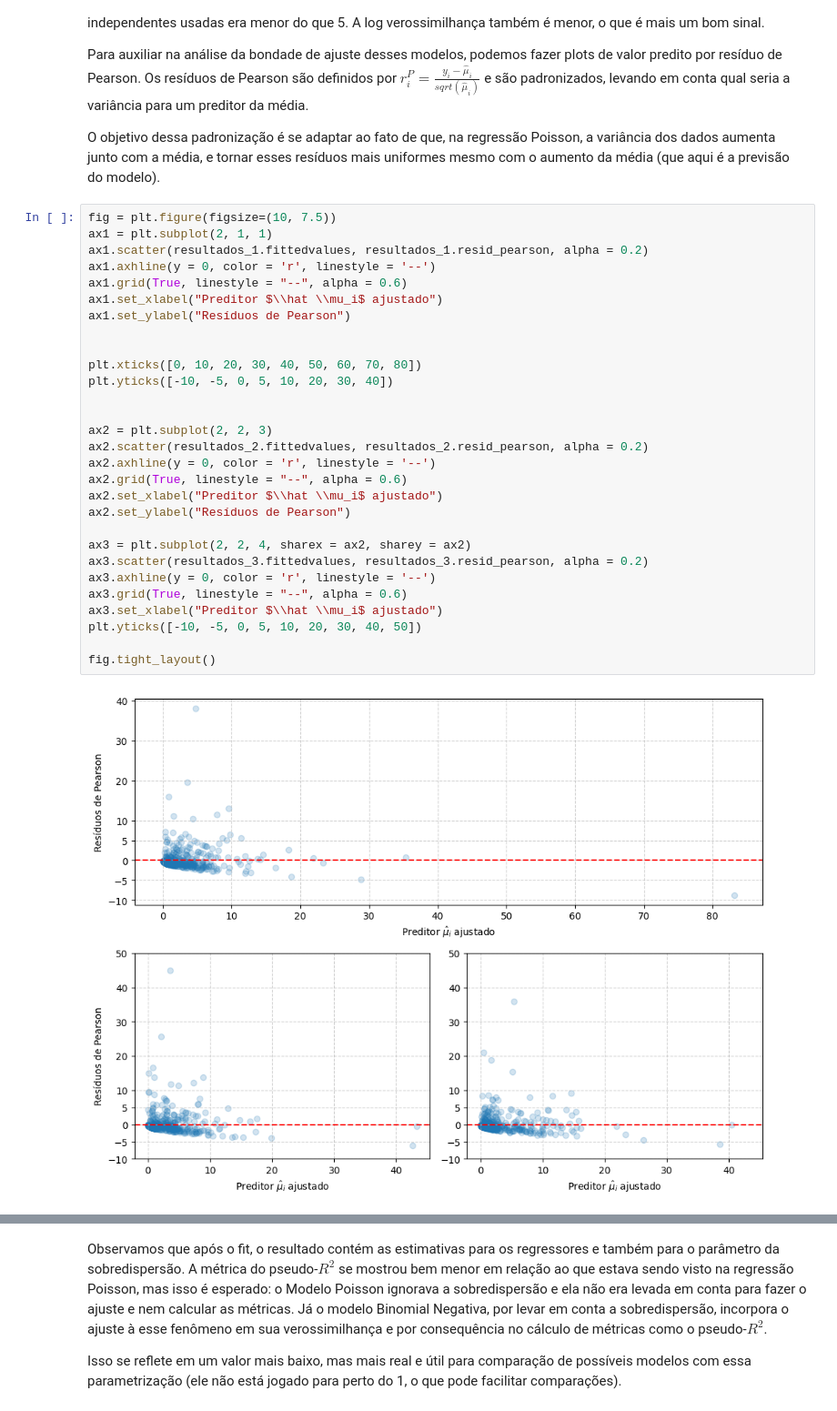
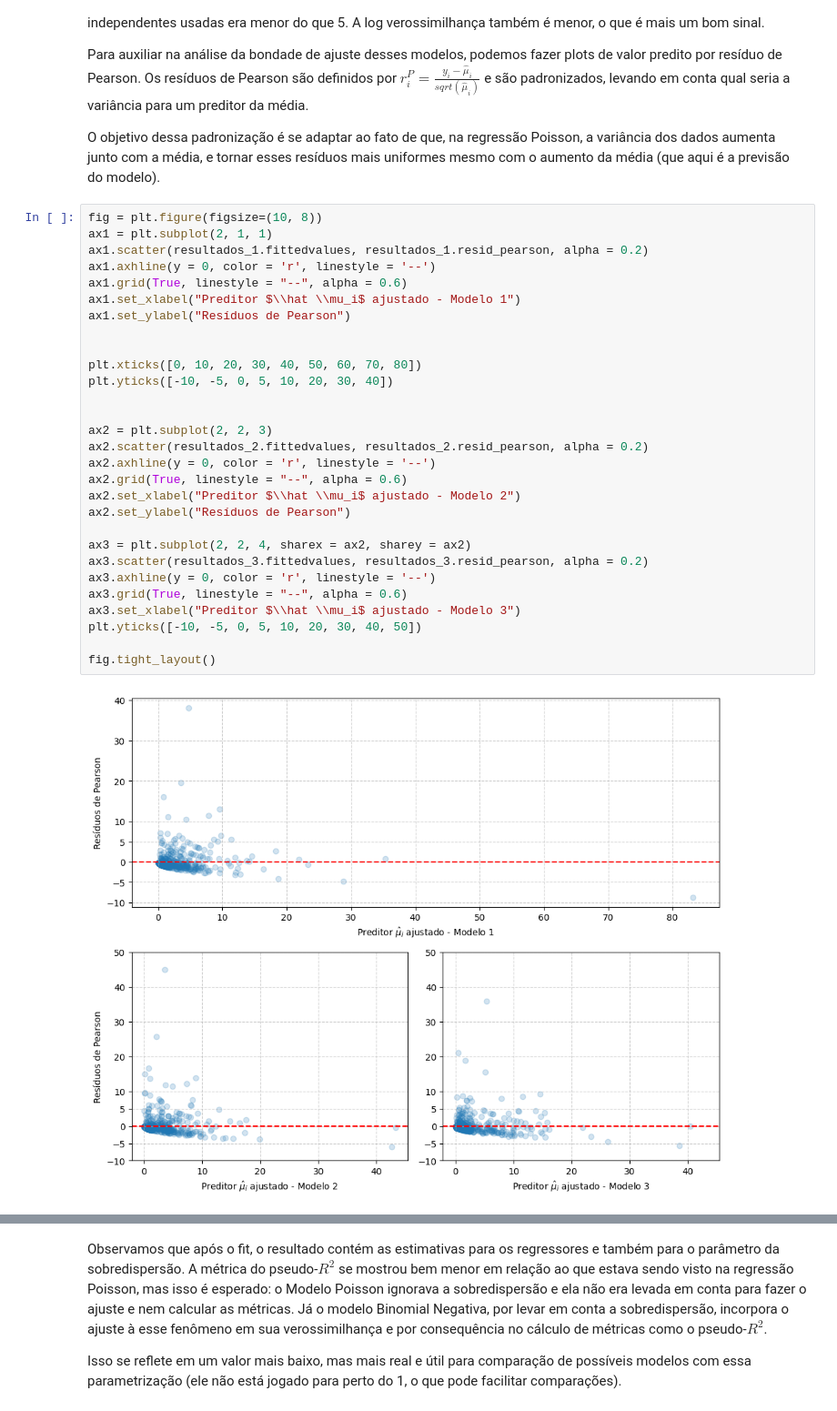
Before and after one commit to pedrotokar/statsmodeling-A2, a Jupyter notebook: A2.ipynb, the cells around one changed output, grey strips where cells are left out. Shown at 91% size. Cells and saved outputs as stored; diff of their text form.

```diff
--- a/A2.ipynb
+++ b/A2.ipynb
@@ -481,36 +498,36 @@ Para auxiliar na análise da bondade de ajuste desses modelos, podemos fazer plo
 
 O objetivo dessa padronização é se adaptar ao fato de que, na regressão Poisson, a variância dos dados aumenta junto com a média, e tornar esses resíduos mais uniformes mesmo com o aumento da média (que aqui é a previsão do modelo).
 # %%
-fig = plt.figure(figsize=(10, 7.5))
+fig = plt.figure(figsize=(10, 8))
 ax1 = plt.subplot(2, 1, 1)
 ax1.scatter(resultados_1.fittedvalues, resultados_1.resid_pearson, alpha = 0.2)
 ax1.axhline(y = 0, color = 'r', linestyle = '--')
 ax1.grid(True, linestyle = "--", alpha = 0.6)
-ax1.set_xlabel("Preditor $\\hat \\mu_i$ ajustado")
+ax1.set_xlabel("Preditor $\\hat \\mu_i$ ajustado - Modelo 1")
 ax1.set_ylabel("Resíduos de Pearson")
 
 
 plt.xticks([0, 10, 20, 30, 40, 50, 60, 70, 80])
 plt.yticks([-10, -5, 0, 5, 10, 20, 30, 40])
 
 
 ax2 = plt.subplot(2, 2, 3)
 ax2.scatter(resultados_2.fittedvalues, resultados_2.resid_pearson, alpha = 0.2)
 ax2.axhline(y = 0, color = 'r', linestyle = '--')
 ax2.grid(True, linestyle = "--", alpha = 0.6)
-ax2.set_xlabel("Preditor $\\hat \\mu_i$ ajustado")
+ax2.set_xlabel("Preditor $\\hat \\mu_i$ ajustado - Modelo 2")
 ax2.set_ylabel("Resíduos de Pearson")
 
 ax3 = plt.subplot(2, 2, 4, sharex = ax2, sharey = ax2)
 ax3.scatter(resultados_3.fittedvalues, resultados_3.resid_pearson, alpha = 0.2)
 ax3.axhline(y = 0, color = 'r', linestyle = '--')
 ax3.grid(True, linestyle = "--", alpha = 0.6)
-ax3.set_xlabel("Preditor $\\hat \\mu_i$ ajustado")
+ax3.set_xlabel("Preditor $\\hat \\mu_i$ ajustado - Modelo 3")
 plt.yticks([-10, -5, 0, 5, 10, 20, 30, 40, 50])
 
 fig.tight_layout()
 # %% [output]
-[figure, old version]
+[figure, new version]
 # %% [markdown]
 Dos plots, três observações saltam aos olhos:
 
```
Also changed, not shown: parts of 48 cells of this notebook, 25 other files.
